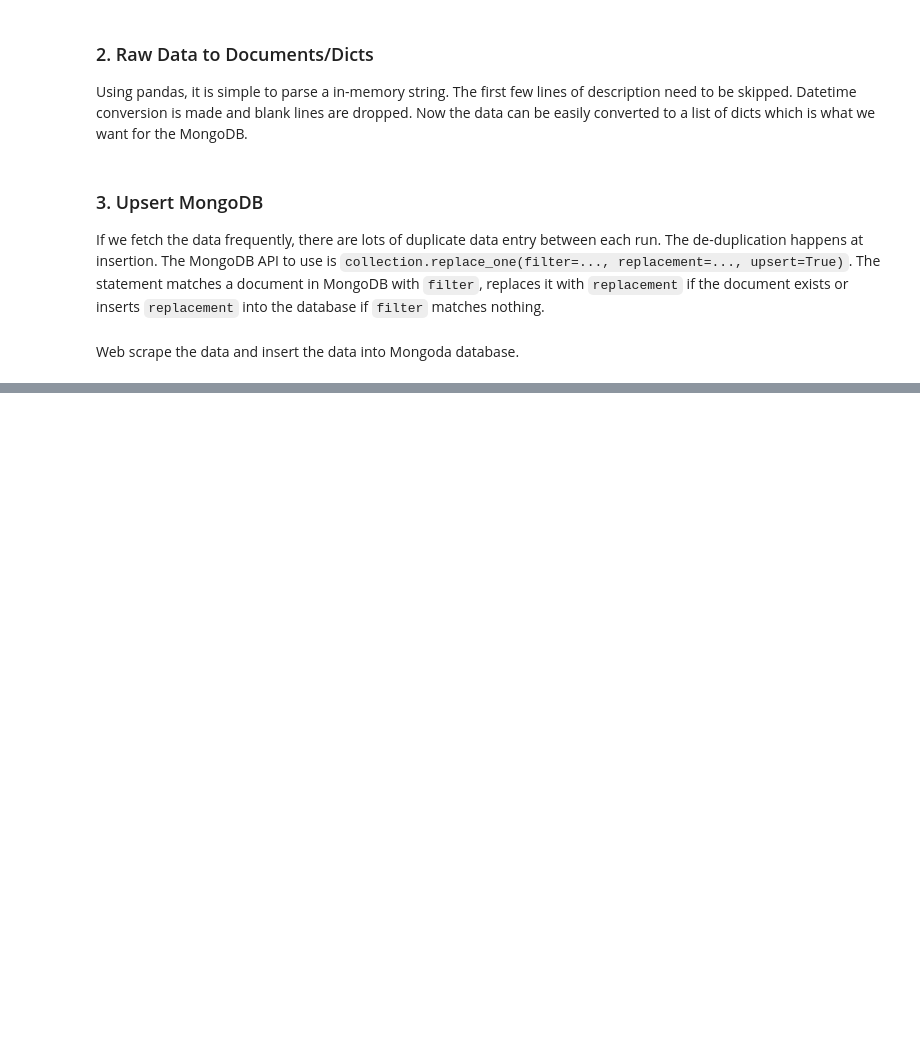
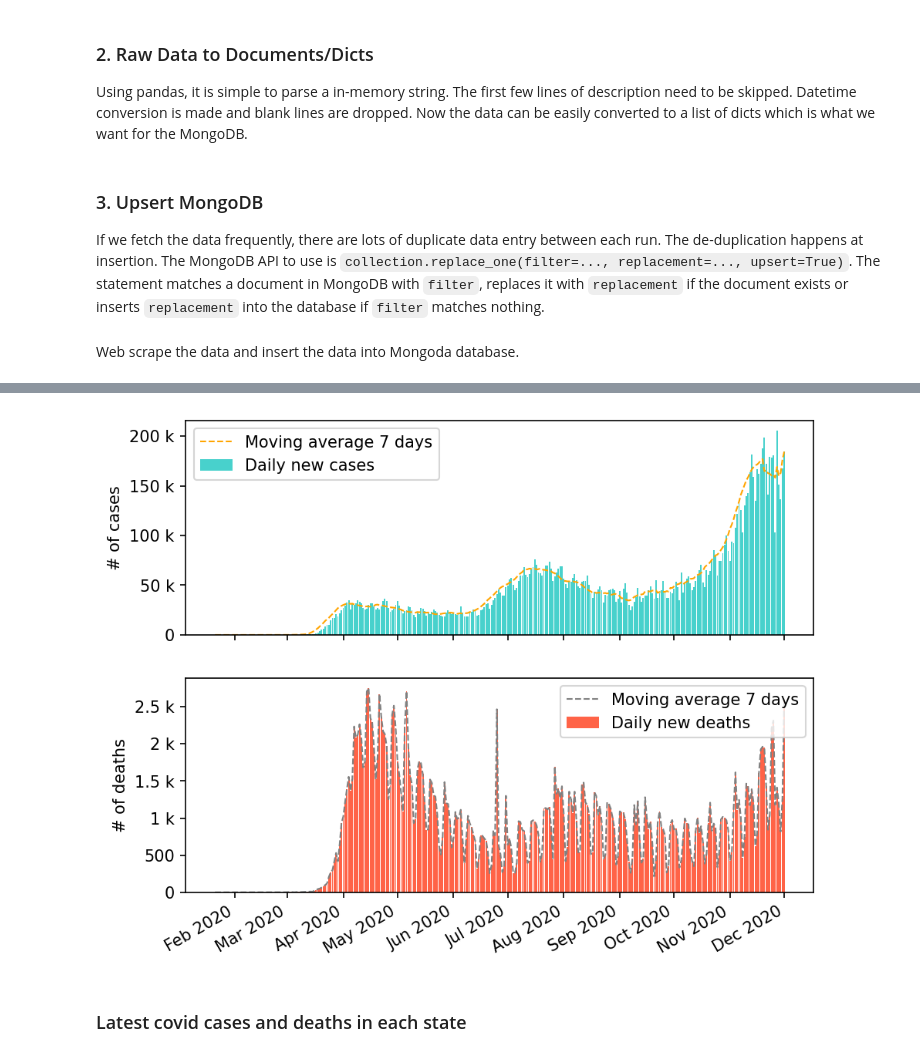
Before and after one commit to cengc13/data1050-final-project, a Jupyter notebook: ETL_EDA.ipynb, the cells around one changed output, grey strips where cells are left out. Cells and saved outputs as stored; diff of their text form; code cells hidden in the pictures; blank space fills up the shorter version.

```diff
--- a/ETL_EDA.ipynb
+++ b/ETL_EDA.ipynb
@@ -144,0 +195,25 @@ df.tail()
+# %%
+fig, (ax1, ax2) = plt.subplots(2, 1, figsize=(7,6), dpi=150, sharex=True)
+ax1.bar(df.date.values, new_daily_cases, linestyle='-', color='mediumturquoise', linewidth=1,
+         label='Daily new cases')
+ax1.plot(df.date.values, weekly_avg_cases, linestyle='--', color='orange', linewidth=1,
+         label='Moving average 7 days')
+ax2.bar(df.date.values, new_daily_deaths, color='tomato',
+         label='Daily new deaths')
+ax2.plot(df.date.values, new_daily_deaths, linestyle='--', color='grey', linewidth=1,
+         label='Moving average 7 days')
+
+# beautify the x-labels
+plt.gcf().autofmt_xdate()
+myFmt = mdates.DateFormatter('%b %Y')
+ax1.xaxis.set_major_formatter(myFmt)
+ax1.yaxis.set_major_formatter(EngFormatter())
+ax2.yaxis.set_major_formatter(EngFormatter())
+ax1.set_ylabel('# of cases')
+ax2.set_ylabel('# of deaths')
+ax1.legend()
+ax2.legend();
+# %% [output]
+[figure, added]
+# %% [markdown]
+### Latest covid cases and deaths in each state
```
Also changed, not shown: parts of 26 cells of this notebook.
